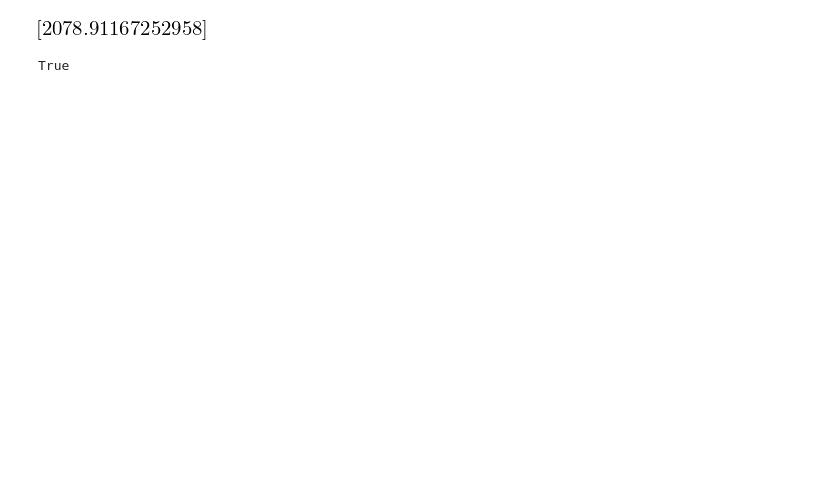
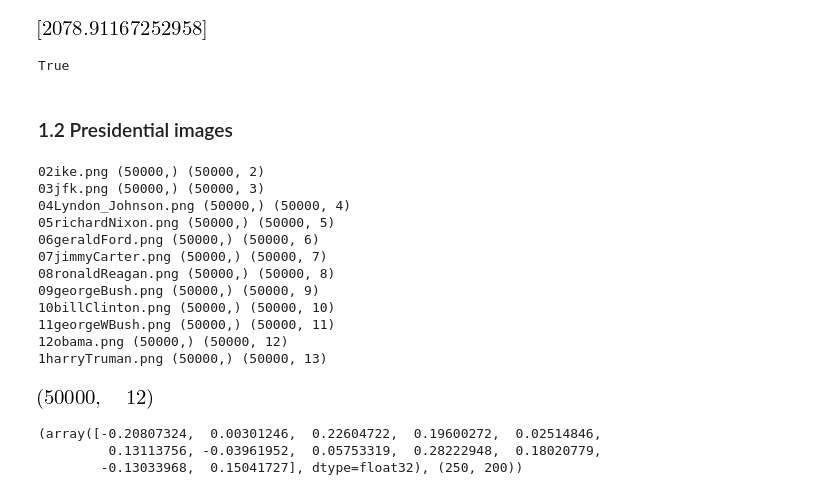
Before and after one commit to hillbs/Differential-Equations-and-Linear-Algebra, a Jupyter notebook: D003x.2 Linear Algebra.ipynb, the cells around one changed output. Drawn from its saved outputs; the diff is of its cells as text; code cells hidden in the pictures; blank space fills up the shorter version.

```diff
--- a/D003x.2 Linear Algebra.ipynb
+++ b/D003x.2 Linear Algebra.ipynb
@@ -45,3 +48,54 @@ solve(V[0]*x+V[1]-9.44)
 A*V==b+E
 # %% [output]
 True
+# %% [markdown]
+### 1.2 Presidential images
+# %%
+#Create the training matrix.
+import matplotlib.pyplot as plt
+import matplotlib.image as mpimg
+import fnmatch
+import os
+#Set the cwd.
+os.chdir('/Users/LlewelynRW/Downloads/1.2 - ls - pres/Presidents/')
+#read in the files and flatten the matrices to vectors.
+
+I = mpimg.imread('02ike.png').flatten() #This is a bit ugly :(
+for file in os.listdir('.'):
+    if fnmatch.fnmatch(file, '*.png'):
+        img=mpimg.imread(file)
+        if len(shape(img)) != 2: #Some of the images have three axes so need reduction.
+            img = img[:,:,0:3].mean(axis=2) # rgb --> greyscale
+        img = img.flatten()
+        I = np.c_[I,img]
+        print  file, shape(img), shape(I)
+I = I[:,1:] #Peel the doubled image off.
+shape(I)
+# %% [output]
+02ike.png (50000,) (50000, 2)
+03jfk.png (50000,) (50000, 3)
+04Lyndon_Johnson.png (50000,) (50000, 4)
+05richardNixon.png (50000,) (50000, 5)
+06geraldFord.png (50000,) (50000, 6)
+07jimmyCarter.png (50000,) (50000, 7)
+08ronaldReagan.png (50000,) (50000, 8)
+09georgeBush.png (50000,) (50000, 9)
+10billClinton.png (50000,) (50000, 10)
+11georgeWBush.png (50000,) (50000, 11)
+12obama.png (50000,) (50000, 12)
+1harryTruman.png (50000,) (50000, 13)
+[figure, added]
+# %%
+#Get the target image.
+os.chdir('/Users/LlewelynRW/Downloads/1.2 - ls - pres/')
+T = mpimg.imread('timChartier.png')
+T = T[:,:,1].flatten()
+#Do the least squares -- the linalg package just rocks for speed, Cythonised!
+lsSolution = np.linalg.lstsq(I,T)[0]
+T = np.reshape(T,(250,200))
+lsImage = np.reshape(I.dot(lsSolution),(250,200))
+lsSolution, shape(T)
+# %% [output]
+(array([-0.20807324,  0.00301246,  0.22604722,  0.19600272,  0.02514846,
+         0.13113756, -0.03961952,  0.05753319,  0.28222948,  0.18020779,
+        -0.13033968,  0.15041727], dtype=float32), (250, 200))
```
Also changed, not shown: parts of 16 cells of this notebook.
